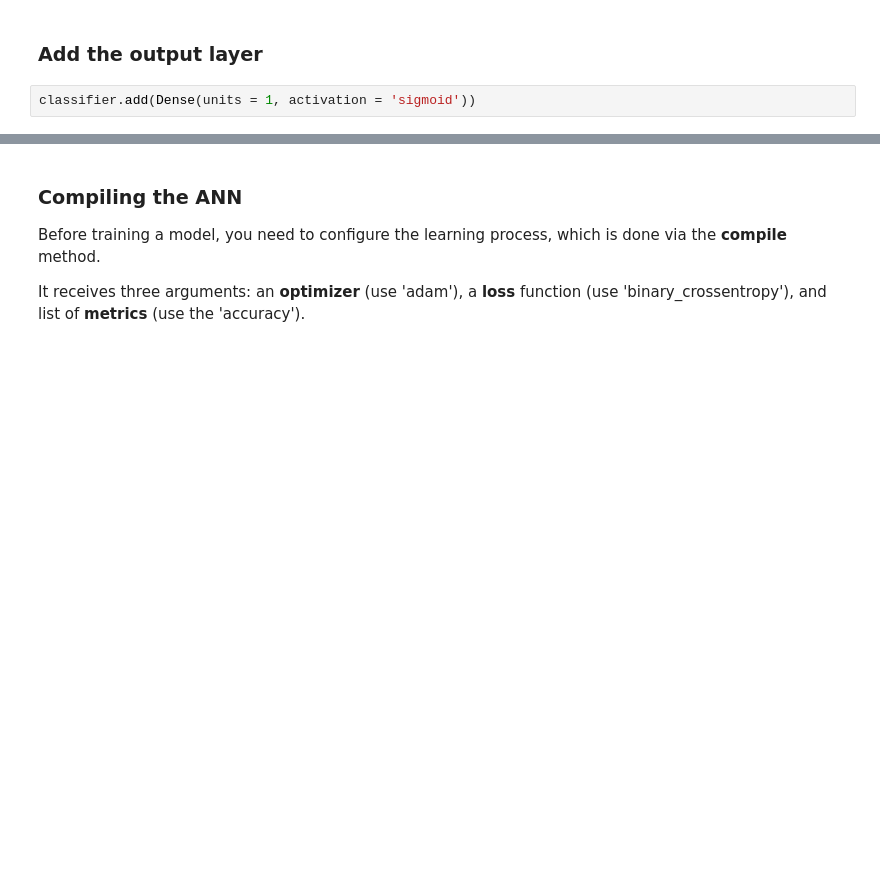
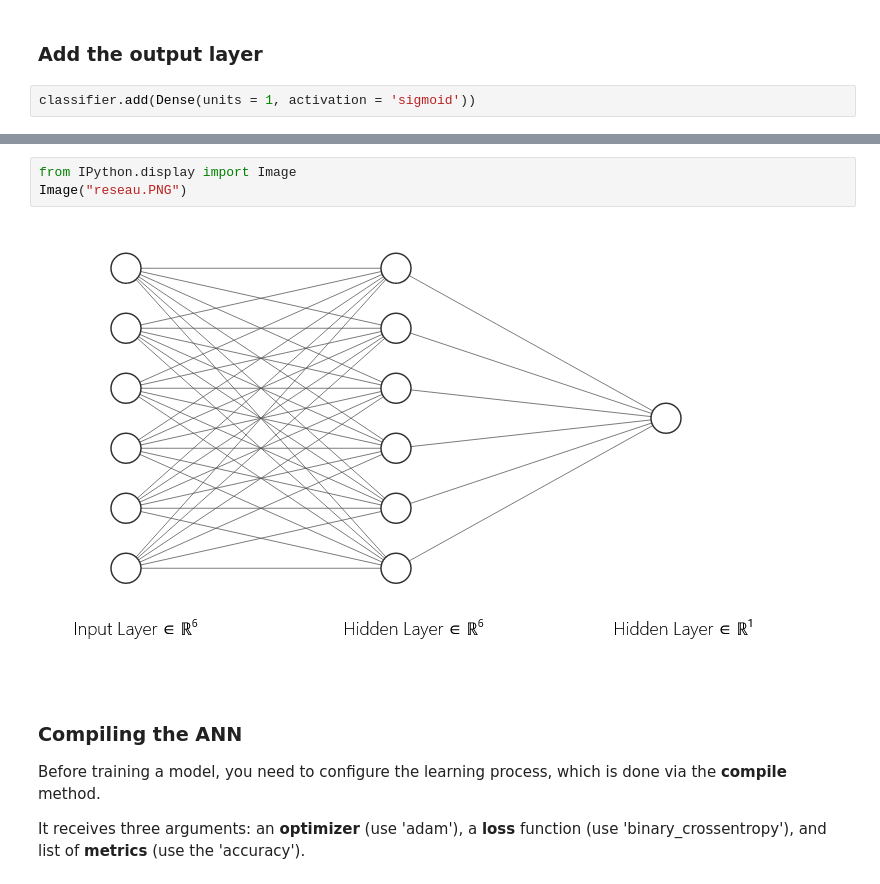
Before and after one commit to NabilMersni92/Deep_Learning, a Jupyter notebook: ANN.ipynb, the cells around one changed output, grey strips where cells are left out. Cells and saved outputs as stored; diff of their text form; blank space fills up the shorter version.

```diff
--- a/ANN.ipynb
+++ b/ANN.ipynb
@@ -195,6 +194,11 @@ Total params: 115
 Trainable params: 115
 Non-trainable params: 0
 _________________________________________________________________
+# %%
+from IPython.display import Image
+Image("reseau.PNG")
+# %% [output]
+[figure, added]
 # %% [markdown]
 ### Compiling the ANN
 
```
Also changed, not shown: parts of 21 cells of this notebook.
